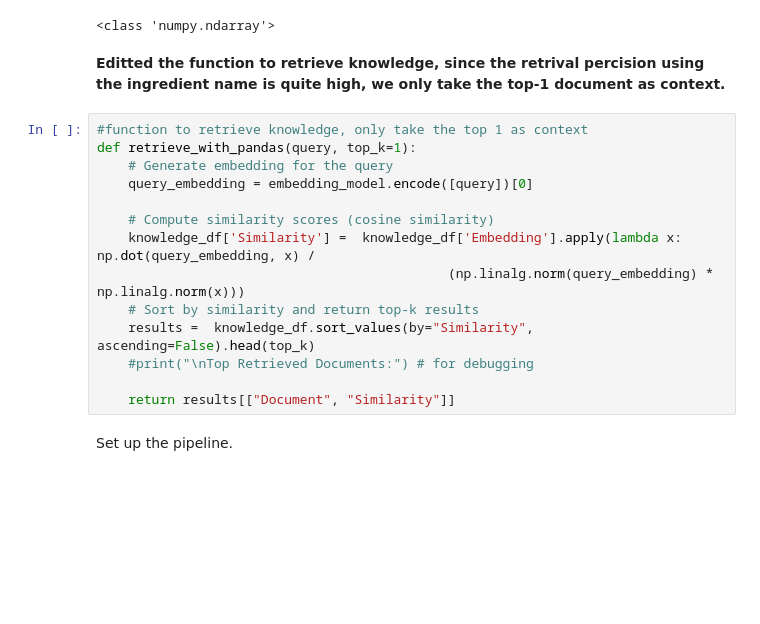
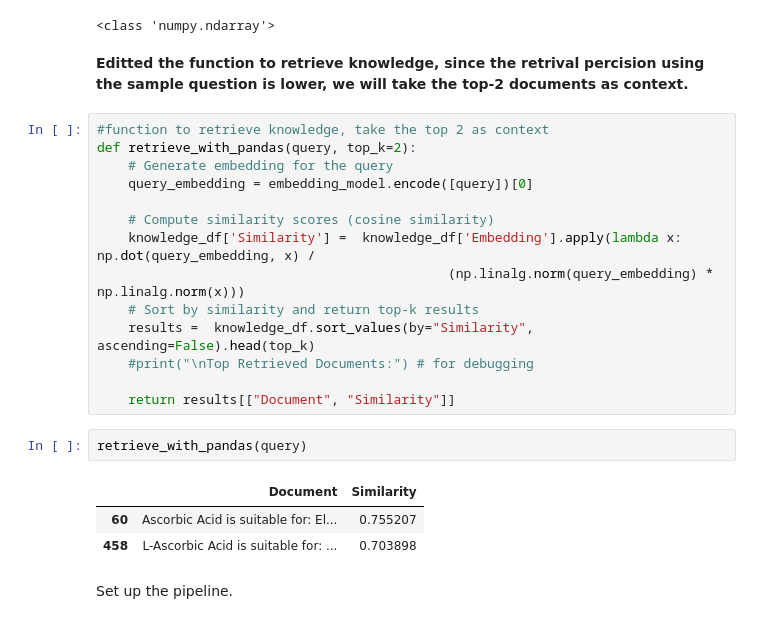
Before and after one commit to sylvia-siqi/IAT360-Skincare-Chatbot, a Jupyter notebook: chatbot.ipynb, the cells around one changed output. Saved outputs shown, nothing was run; the diff lists cells and outputs as text; blank space fills up the shorter version.

```diff
--- a/chatbot.ipynb
+++ b/chatbot.ipynb
@@ -1334,10 +1309,10 @@ print(type( knowledge_df['Embedding'][0]))
 # %% [output]
 <class 'numpy.ndarray'>
 # %% [markdown]
-**Editted the function to retrieve knowledge, since the retrival percision using the ingredient name is quite high, we only take the top-1 document as context.**
+**Editted the function to retrieve knowledge, since the retrival percision using the sample question is lower, we will take the top-2 documents as context.**
 # %%
-#function to retrieve knowledge, only take the top 1 as context
-def retrieve_with_pandas(query, top_k=1):
+#function to retrieve knowledge, take the top 2 as context
+def retrieve_with_pandas(query, top_k=2):
     # Generate embedding for the query
     query_embedding = embedding_model.encode([query])[0]
 
@@ -1349,6 +1324,12 @@ def retrieve_with_pandas(query, top_k=1):
     #print("\nTop Retrieved Documents:") # for debugging
 
     return results[["Document", "Similarity"]]
+# %%
+retrieve_with_pandas(query)
+# %% [output]
+|  | Document | Similarity |
+| 60 | Ascorbic Acid is suitable for: El... | 0.755207 |
+| 458 | L-Ascorbic Acid is suitable for: ... | 0.703898 |
 # %% [markdown]
 Set up the pipeline.
 # %%
```
Also changed, not shown: parts of 20 cells of this notebook.
